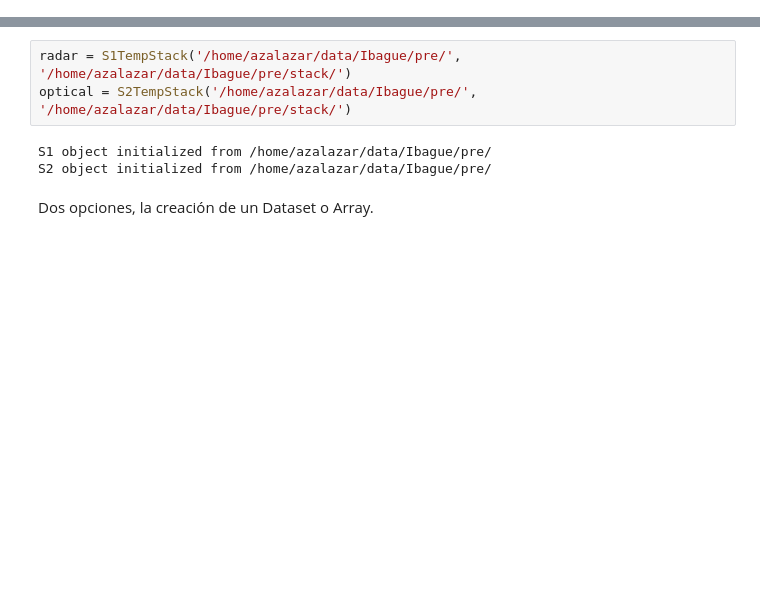
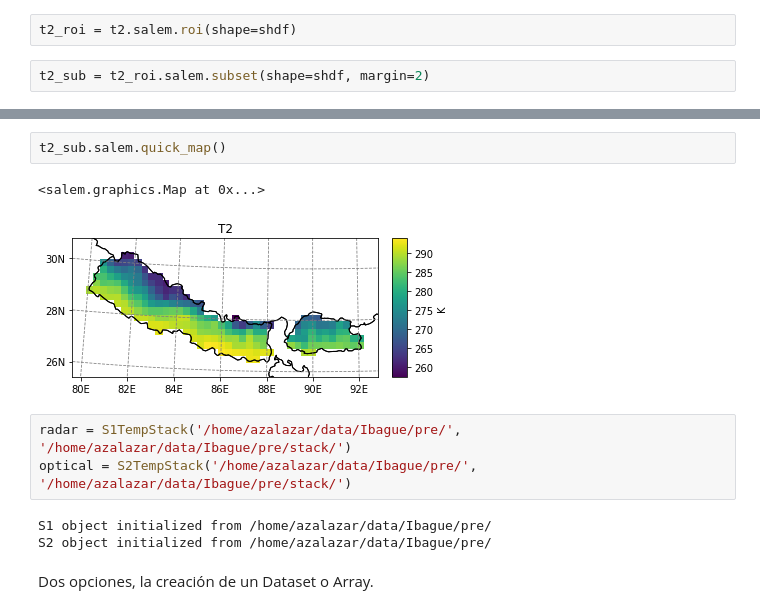
Before and after one commit to alexsalr/ciat_monitor_crops, a Jupyter notebook: Load&Analysis_test.ipynb, the cells around one changed output, grey strips where cells are left out. Saved outputs shown, nothing was run; the diff lists cells and outputs as text; blank space fills up the shorter version.

```diff
--- a/Load&Analysis_test.ipynb
+++ b/Load&Analysis_test.ipynb
@@ -289,0 +41,4 @@ class S2TempStack(eoTempStack):
+# %%
+t2_roi = t2.salem.roi(shape=shdf)
+# %%
+t2_sub = t2_roi.salem.subset(shape=shdf, margin=2)
@@ -290,3 +68,8 @@ class S2TempStack(eoTempStack):
+# %%
+t2_sub.salem.quick_map()
+# %% [output]
+<salem.graphics.Map at 0x...>
+[figure, added]
 # %%
 radar = S1TempStack('/home/azalazar/data/Ibague/pre/', '/home/azalazar/data/Ibague/pre/stack/')
 optical = S2TempStack('/home/azalazar/data/Ibague/pre/', '/home/azalazar/data/Ibague/pre/stack/')
```
Also changed, not shown: parts of 11 cells of this notebook, 3 other files.
